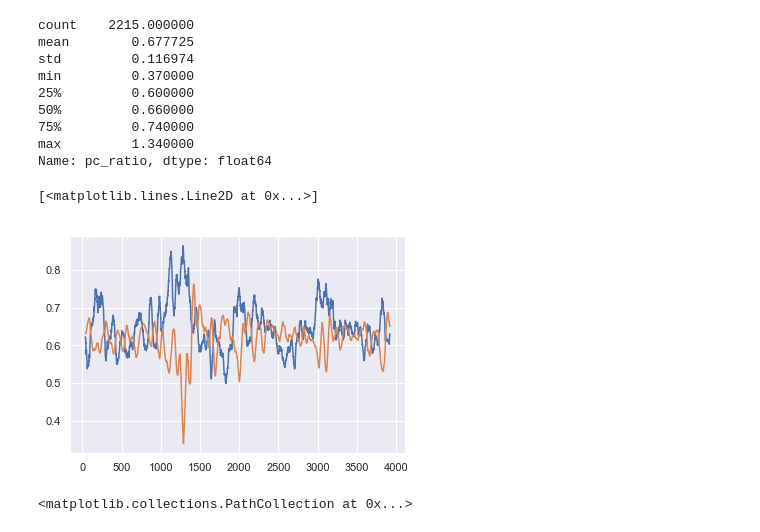
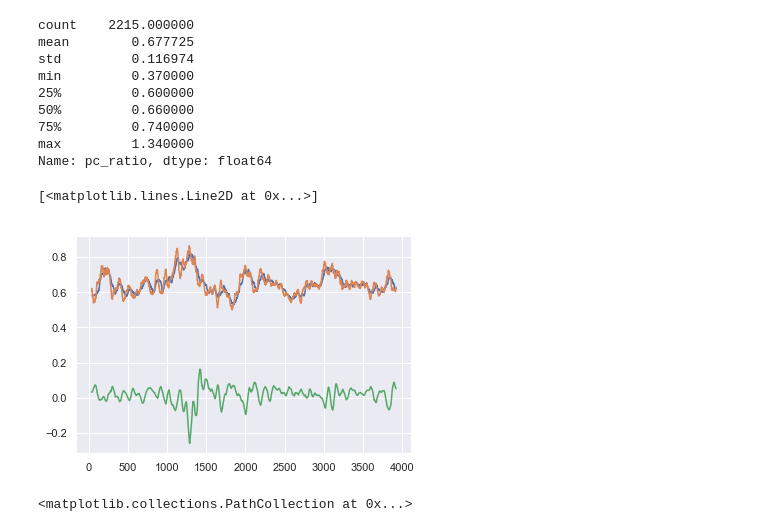
Before and after one commit to looselyconnected/fastai, a Jupyter notebook: stock/eda.ipynb, the cells around one changed output. Cells and saved outputs as stored; diff of their text form; code cells hidden in the pictures.

```diff
--- a/stock/eda.ipynb
+++ b/stock/eda.ipynb
@@ -102,11 +102,12 @@ min         0.370000
 max         1.340000
 Name: pc_ratio, dtype: float64
 # %%
+plt.plot(spy_pc.pc_ratio.rolling(80).mean())
 plt.plot(spy_pc.pc_ratio.rolling(40).mean())
-plt.plot(spy_pc.spy_d_40.rolling(40).mean() + 0.6)
+plt.plot(spy_pc.spy_d_40.rolling(40).mean())
 # %% [output]
 [<matplotlib.lines.Line2D at 0x...>]
-[figure, old version]
+[figure, new version]
 # %%
 plt.scatter(spy_pc.pc_ratio.rolling(40).mean(), spy_pc.spy_d_40)
 # %% [output]
```
Also changed, not shown: 3 other files.
